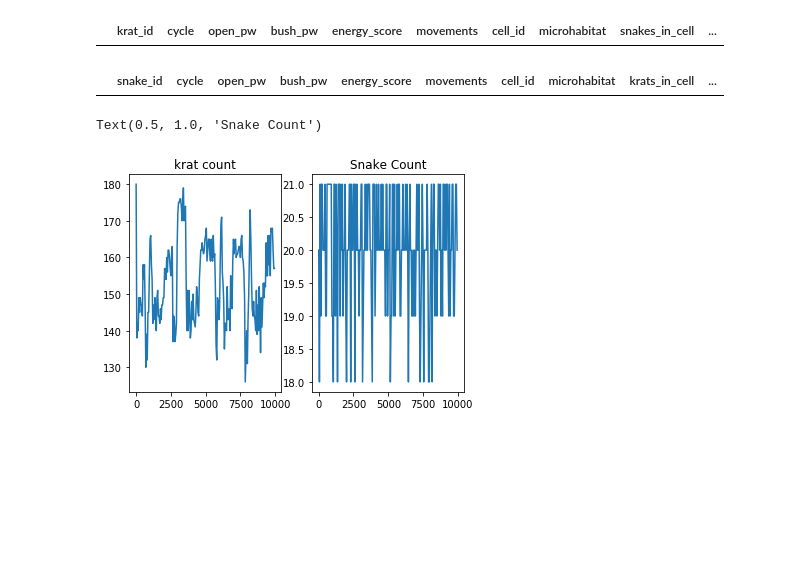
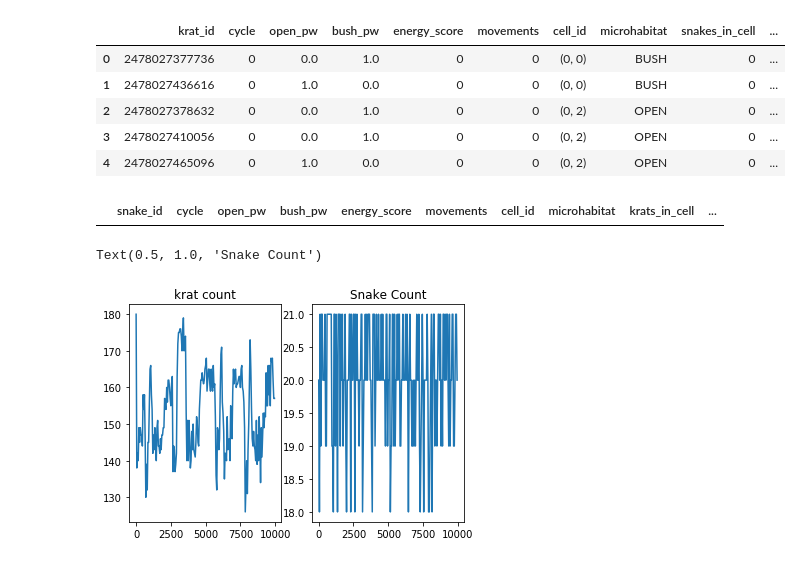
Before and after one commit to michaelremington2/uumarrty, a Jupyter notebook: ecosystem_sim/SimPostDataAnalysis.ipynb, the cells around one changed output. Cells and saved outputs as stored; diff of their text form; code cells hidden in the pictures; blank space fills up the shorter version.

```diff
--- a/ecosystem_sim/SimPostDataAnalysis.ipynb
+++ b/ecosystem_sim/SimPostDataAnalysis.ipynb
@@ -15,13 +15,18 @@ def round_down(x, a):
     return round(math.floor(x / a) * a,2)
 # %%
 ## Krat individual check
-#kratdata.head()
+kratdata.head()
 # idoi = 2267458398536
-ktemp = kratdata#[kratdata['bush_pw']==0]
-ktemp = ktemp[ktemp['cycle']==1]
-ktemp.head(55)
+# ktemp = kratdata#[kratdata['bush_pw']==0]
+# ktemp = ktemp[ktemp['cycle']==1]
+# ktemp.head(55)
 # %% [output]
 |  | krat_id | cycle | open_pw | bush_pw | energy_score | movements | cell_id | microhabitat | snakes_in_cell | ... |
+| 0 | 2478027377736 | 0 | 0.0 | 1.0 | 0 | 0 | (0, 0) | BUSH | 0 | ... |
+| 1 | 2478027436616 | 0 | 1.0 | 0.0 | 0 | 0 | (0, 0) | BUSH | 0 | ... |
+| 2 | 2478027378632 | 0 | 0.0 | 1.0 | 0 | 0 | (0, 2) | OPEN | 0 | ... |
+| 3 | 2478027410056 | 0 | 0.0 | 1.0 | 0 | 0 | (0, 2) | OPEN | 0 | ... |
+| 4 | 2478027465096 | 0 | 1.0 | 0.0 | 0 | 0 | (0, 2) | OPEN | 0 | ... |
 # %%
 ## snake individual check
 # idoi = 2125413594440
```
Also changed, not shown: parts of 1 cell of this notebook.
